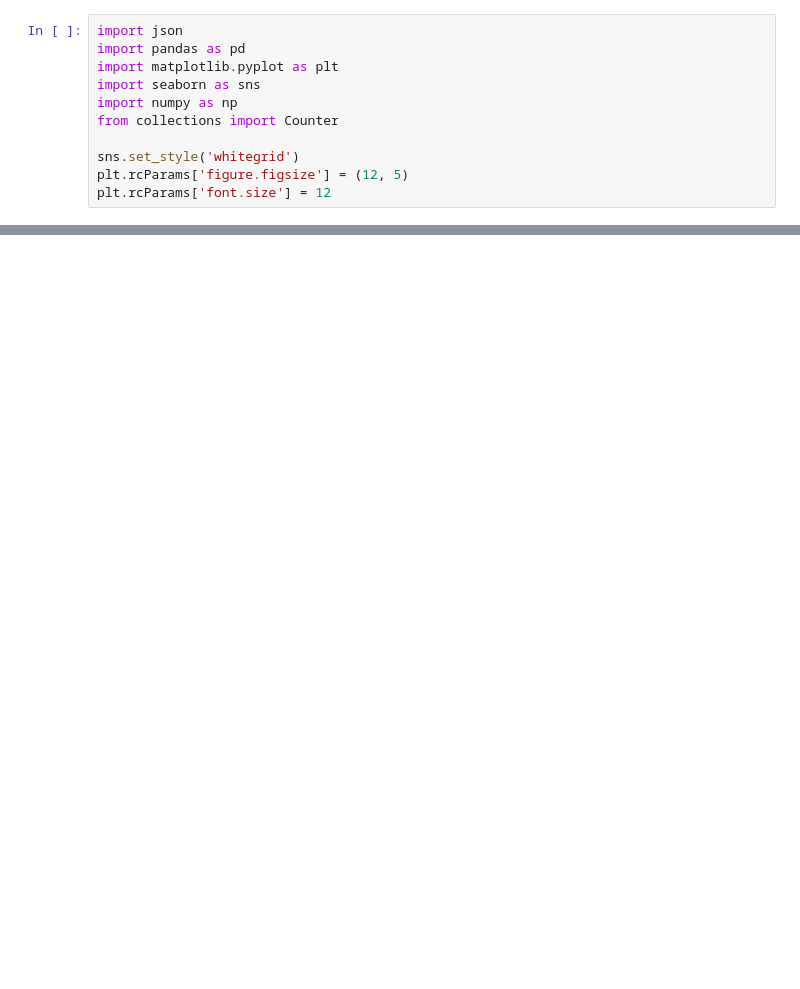
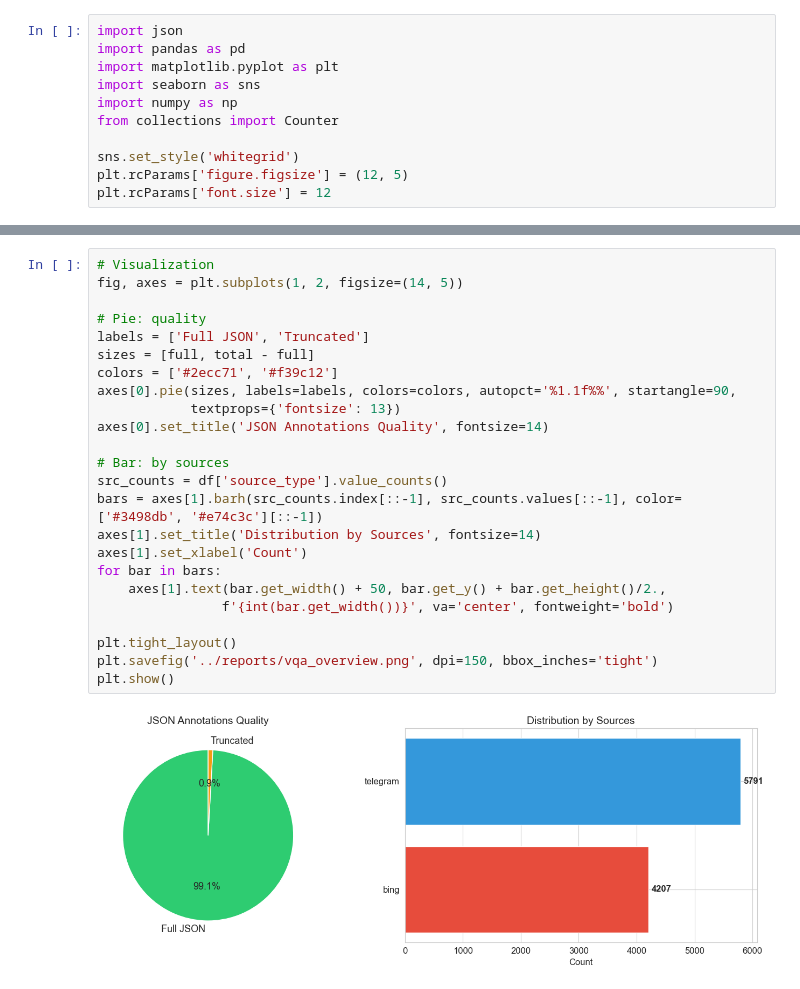
Before and after one commit to Ahamidullin/VQA-Augmented_Multimodal_Meme_Retrieval_System, a Jupyter notebook: notebooks/vqa_quality_analysis.ipynb, the cells around one changed output, grey strips where cells are left out. Drawn from its saved outputs; the diff is of its cells as text; blank space fills up the shorter version.

```diff
--- a/notebooks/vqa_quality_analysis.ipynb
+++ b/notebooks/vqa_quality_analysis.ipynb
@@ -256,0 +94,26 @@ print('\n✅ Данные готовы для построения эмбедд
+# %%
+# Visualization
+fig, axes = plt.subplots(1, 2, figsize=(14, 5))
+
+# Pie: quality
+labels = ['Full JSON', 'Truncated']
+sizes = [full, total - full]
+colors = ['#2ecc71', '#f39c12']
+axes[0].pie(sizes, labels=labels, colors=colors, autopct='%1.1f%%', startangle=90,
+            textprops={'fontsize': 13})
+axes[0].set_title('JSON Annotations Quality', fontsize=14)
+
+# Bar: by sources
+src_counts = df['source_type'].value_counts()
+bars = axes[1].barh(src_counts.index[::-1], src_counts.values[::-1], color=['#3498db', '#e74c3c'][::-1])
+axes[1].set_title('Distribution by Sources', fontsize=14)
+axes[1].set_xlabel('Count')
+for bar in bars:
+    axes[1].text(bar.get_width() + 50, bar.get_y() + bar.get_height()/2.,
+                f'{int(bar.get_width())}', va='center', fontweight='bold')
+
+plt.tight_layout()
+plt.savefig('../reports/vqa_overview.png', dpi=150, bbox_inches='tight')
+plt.show()
+# %% [output]
+[figure, added]
```
Also changed, not shown: parts of 39 cells of this notebook, 47 other files.
